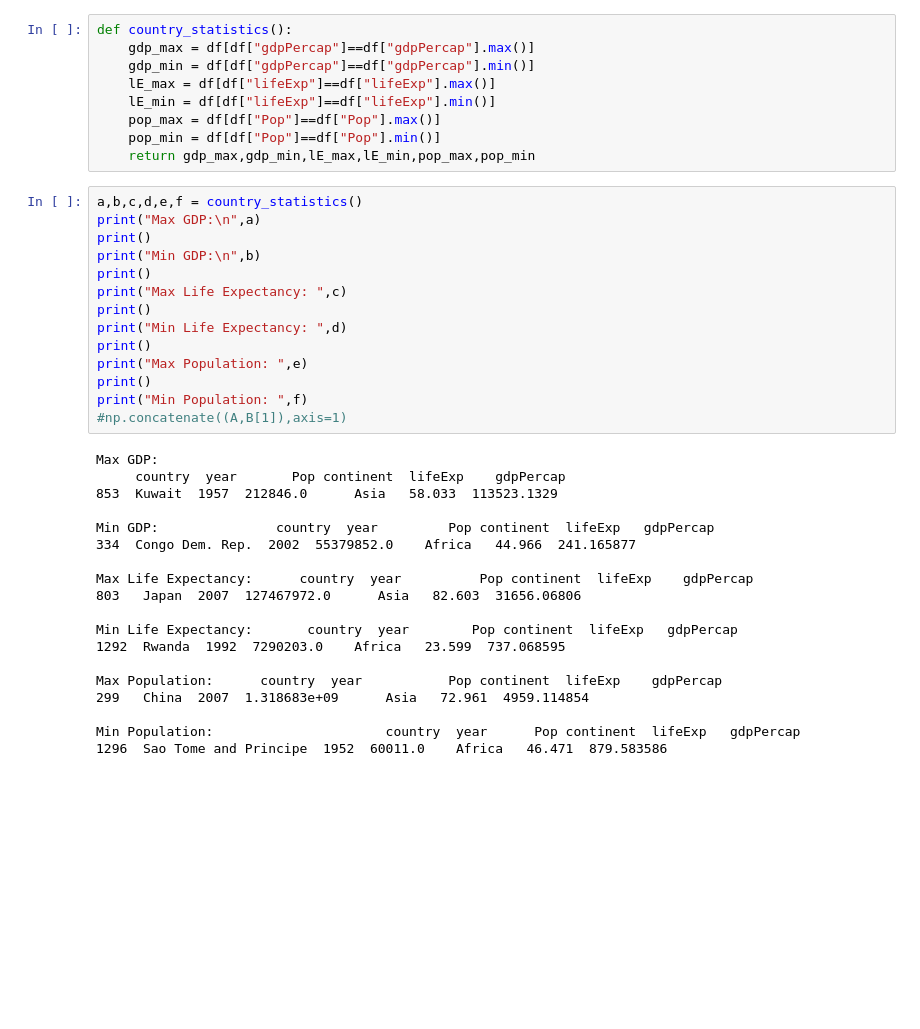
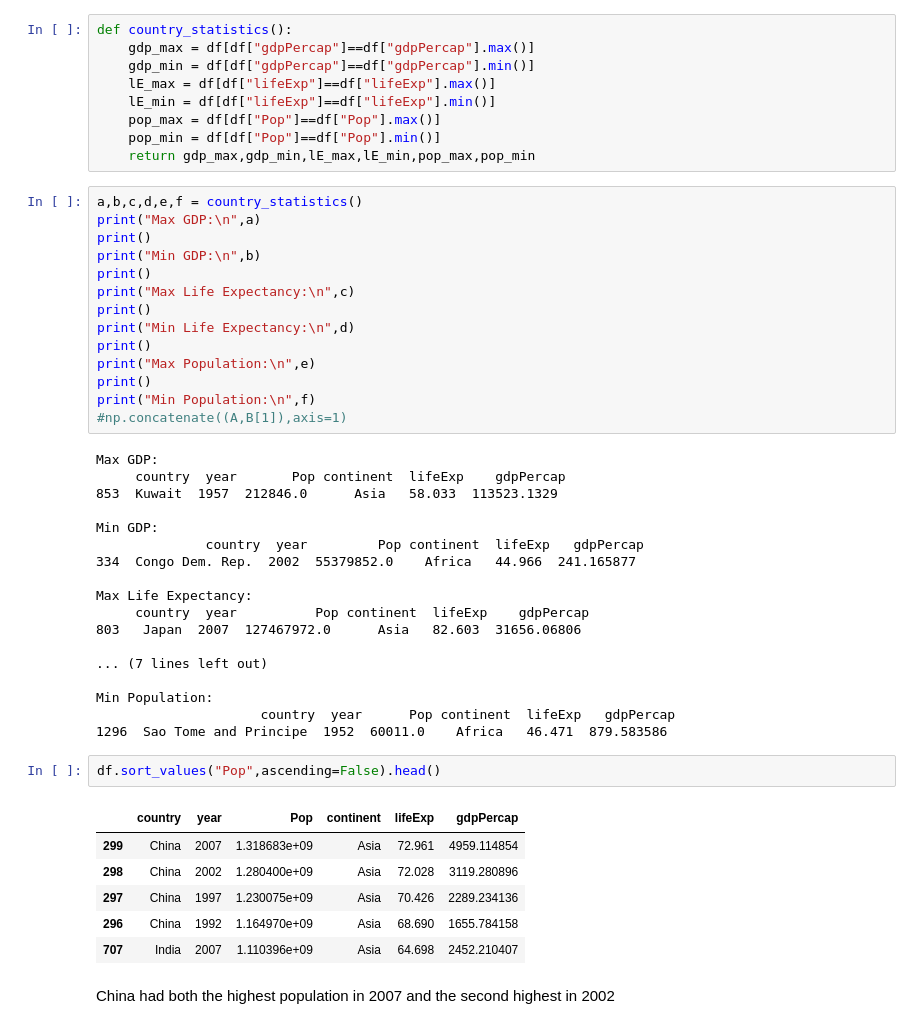
Before and after one commit to alexprescott/capstone_2017, a Jupyter notebook: PlottingLifeExp.ipynb, the cells around one changed output. Drawn from its saved outputs; the diff is of its cells as text; blank space fills up the shorter version.

Commit message:
Sorted by population

```diff
--- a/PlottingLifeExp.ipynb
+++ b/PlottingLifeExp.ipynb
@@ -121,30 +121,40 @@ print("Max GDP:\n",a)
 print()
 print("Min GDP:\n",b)
 print()
-print("Max Life Expectancy: ",c)
+print("Max Life Expectancy:\n",c)
 print()
-print("Min Life Expectancy: ",d)
+print("Min Life Expectancy:\n",d)
 print()
-print("Max Population: ",e)
+print("Max Population:\n",e)
 print()
-print("Min Population: ",f)
+print("Min Population:\n",f)
 #np.concatenate((A,B[1]),axis=1)
 # %% [output]
 Max GDP:
      country  year       Pop continent  lifeExp    gdpPercap
 853  Kuwait  1957  212846.0      Asia   58.033  113523.1329
 
-Min GDP:               country  year         Pop continent  lifeExp   gdpPercap
+Min GDP:
+              country  year         Pop continent  lifeExp   gdpPercap
 334  Congo Dem. Rep.  2002  55379852.0    Africa   44.966  241.165877
 
-Max Life Expectancy:      country  year          Pop continent  lifeExp    gdpPercap
+Max Life Expectancy:
+     country  year          Pop continent  lifeExp    gdpPercap
 803   Japan  2007  127467972.0      Asia   82.603  31656.06806
 
-Min Life Expectancy:       country  year        Pop continent  lifeExp   gdpPercap
-1292  Rwanda  1992  7290203.0    Africa   23.599  737.068595
+... (7 lines left out)
 
-Max Population:      country  year           Pop continent  lifeExp    gdpPercap
-299   China  2007  1.318683e+09      Asia   72.961  4959.114854
-
-Min Population:                      country  year      Pop continent  lifeExp   gdpPercap
+Min Population:
+                     country  year      Pop continent  lifeExp   gdpPercap
 1296  Sao Tome and Principe  1952  60011.0    Africa   46.471  879.583586
+# %%
+df.sort_values("Pop",ascending=False).head()
+# %% [output]
+|  | country | year | Pop | continent | lifeExp | gdpPercap |
+| 299 | China | 2007 | 1.318683e+09 | Asia | 72.961 | 4959.114854 |
+| 298 | China | 2002 | 1.280400e+09 | Asia | 72.028 | 3119.280896 |
+| 297 | China | 1997 | 1.230075e+09 | Asia | 70.426 | 2289.234136 |
+| 296 | China | 1992 | 1.164970e+09 | Asia | 68.690 | 1655.784158 |
+| 707 | India | 2007 | 1.110396e+09 | Asia | 64.698 | 2452.210407 |
+# %% [markdown]
+China had both the highest population in 2007 and the second highest in 2002
```
